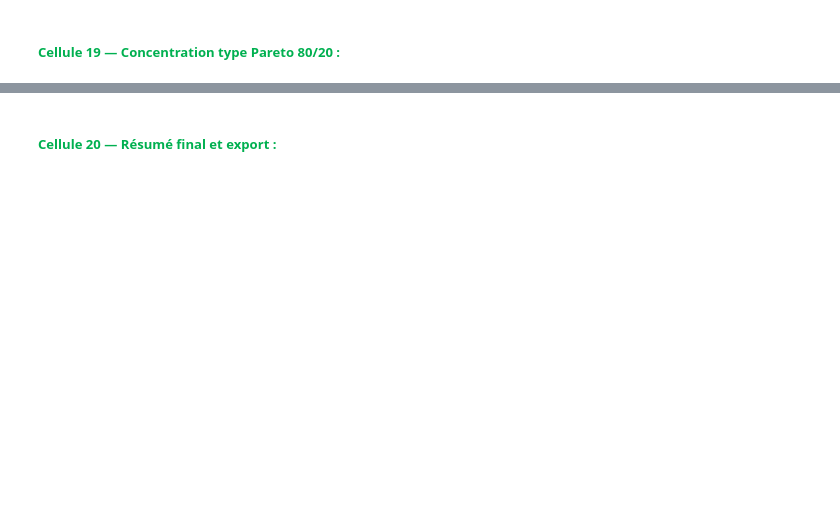
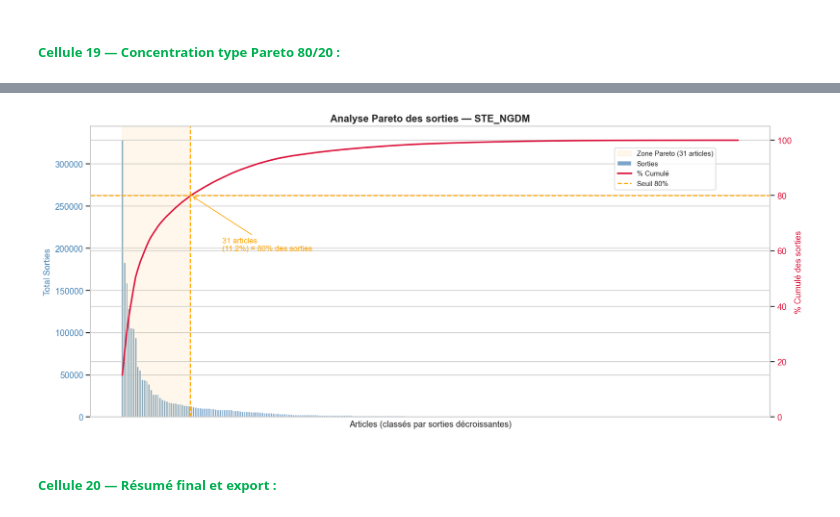
Before and after one commit to salmaIKSOD/Dashboard-Stock-ai, a Jupyter notebook: ml/notebooks/01_exploration.ipynb, the cells around one changed output, grey strips where cells are left out. Drawn from its saved outputs; the diff is of its cells as text; code cells hidden in the pictures; blank space fills up the shorter version.

```diff
--- a/ml/notebooks/01_exploration.ipynb
+++ b/ml/notebooks/01_exploration.ipynb
@@ -896,2 +942,57 @@ Pareto : 96 articles (62.3%) représentent 80% des sorties
+# %%
+import matplotlib.pyplot as plt
+import matplotlib.ticker as mticker
+import numpy as np
+
+fig, ax1 = plt.subplots(figsize=(14, 6))
+
+#  Barres : sorties par article
+ax1.bar(
+    range(len(by_art_sorted)),
+    by_art_sorted['TotalSortie'],
+    color='steelblue', alpha=0.7, label='Sorties'
+)
+ax1.set_xlabel("Articles (classés par sorties décroissantes)", fontsize=11)
+ax1.set_ylabel("Total Sorties", color='steelblue', fontsize=11)
+ax1.tick_params(axis='y', labelcolor='steelblue')
+ax1.set_xticks([])  # trop d'articles pour afficher les labels
+
+# Courbe cumulative
+ax2 = ax1.twinx()
+ax2.plot(
+    range(len(by_art_sorted)),
+    by_art_sorted['CumulPct'],
+    color='crimson', linewidth=2, label='% Cumulé'
+)
+ax2.set_ylabel("% Cumulé des sorties", color='crimson', fontsize=11)
+ax2.tick_params(axis='y', labelcolor='crimson')
+ax2.set_ylim(0, 105)
+
+#  Ligne des 80%
+ax2.axhline(y=80, color='orange', linestyle='--', linewidth=1.5, label='Seuil 80%')
+
+#  Ligne verticale sur le 31ème article
+nb_pareto = len(seuil_80)
+ax1.axvline(x=nb_pareto - 0.5, color='orange', linestyle='--', linewidth=1.5)
+
+# Annotation
+ax2.annotate(
+    f"{nb_pareto} articles\n({nb_pareto/len(by_art_sorted)*100:.1f}%) = 80% des sorties",
+    xy=(nb_pareto, 80),
+    xytext=(nb_pareto + len(by_art_sorted) * 0.05, 60),
+    fontsize=10, color='orange',
+    arrowprops=dict(arrowstyle='->', color='orange')
+)
+
+#  Zone colorée : articles Pareto
+ax1.axvspan(0, nb_pareto - 0.5, alpha=0.08, color='orange', label=f'Zone Pareto ({nb_pareto} articles)')
+
+plt.title(f"Analyse Pareto des sorties — {BASE_NAME}", fontsize=13, fontweight='bold')
+fig.legend(loc='upper right', bbox_to_anchor=(0.88, 0.88), fontsize=9)
+plt.tight_layout()
+plt.savefig(f"{PLOT_DIR}pareto_sorties.png", dpi=150, bbox_inches='tight')
+plt.show()
+# %% [output]
+[figure, added]
 # %% [markdown]
 <h5 style="color: #00B050; font-weight: bold; font-family: 'Times New Roman';">Cellule 20 — Résumé final et export :</h5>
```
Also changed, not shown: parts of 59 cells of this notebook, 6 other files.
